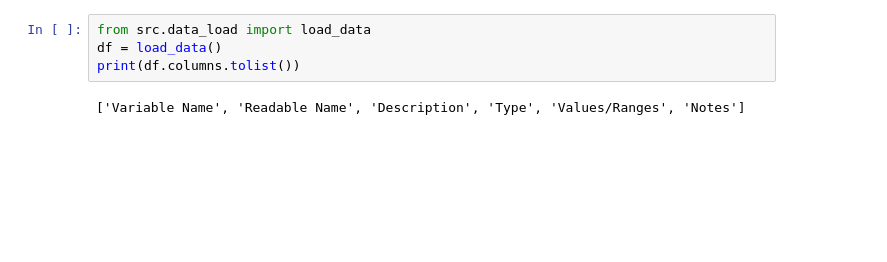
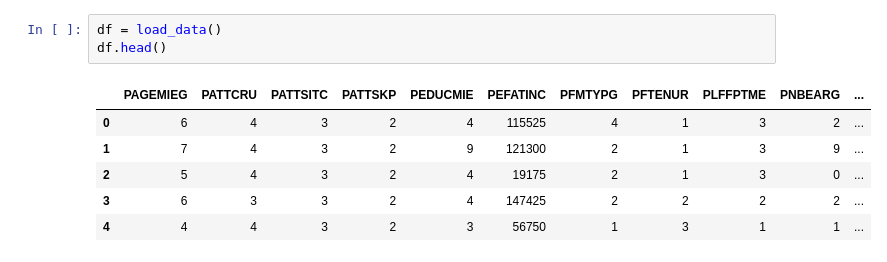
Before and after one commit to celinec41/datathon-2026, a Jupyter notebook: final_submission.ipynb, the cells around one changed output. Drawn from its saved outputs; the diff is of its cells as text; blank space fills up the shorter version.

```diff
--- a/final_submission.ipynb
+++ b/final_submission.ipynb
@@ -43,6 +8,10 @@ Dataset shape: (19, 6)
-# %%
-from src.data_load import load_data
-df = load_data()
-print(df.columns.tolist())
-# %% [output]
-['Variable Name', 'Readable Name', 'Description', 'Type', 'Values/Ranges', 'Notes']
+# %%
+df = load_data()
+df.head()
+# %% [output]
+|  | PAGEMIEG | PATTCRU | PATTSITC | PATTSKP | PEDUCMIE | PEFATINC | PFMTYPG | PFTENUR | PLFFPTME | PNBEARG | ... |
+| 0 | 6 | 4 | 3 | 2 | 4 | 115525 | 4 | 1 | 3 | 2 | ... |
+| 1 | 7 | 4 | 3 | 2 | 9 | 121300 | 2 | 1 | 3 | 9 | ... |
+| 2 | 5 | 4 | 3 | 2 | 4 | 19175 | 2 | 1 | 3 | 0 | ... |
+| 3 | 6 | 3 | 3 | 2 | 4 | 147425 | 2 | 2 | 2 | 2 | ... |
+| 4 | 4 | 4 | 3 | 2 | 3 | 56750 | 1 | 3 | 1 | 1 | ... |
```
Also changed, not shown: parts of 12 cells of this notebook, 6 other files.
